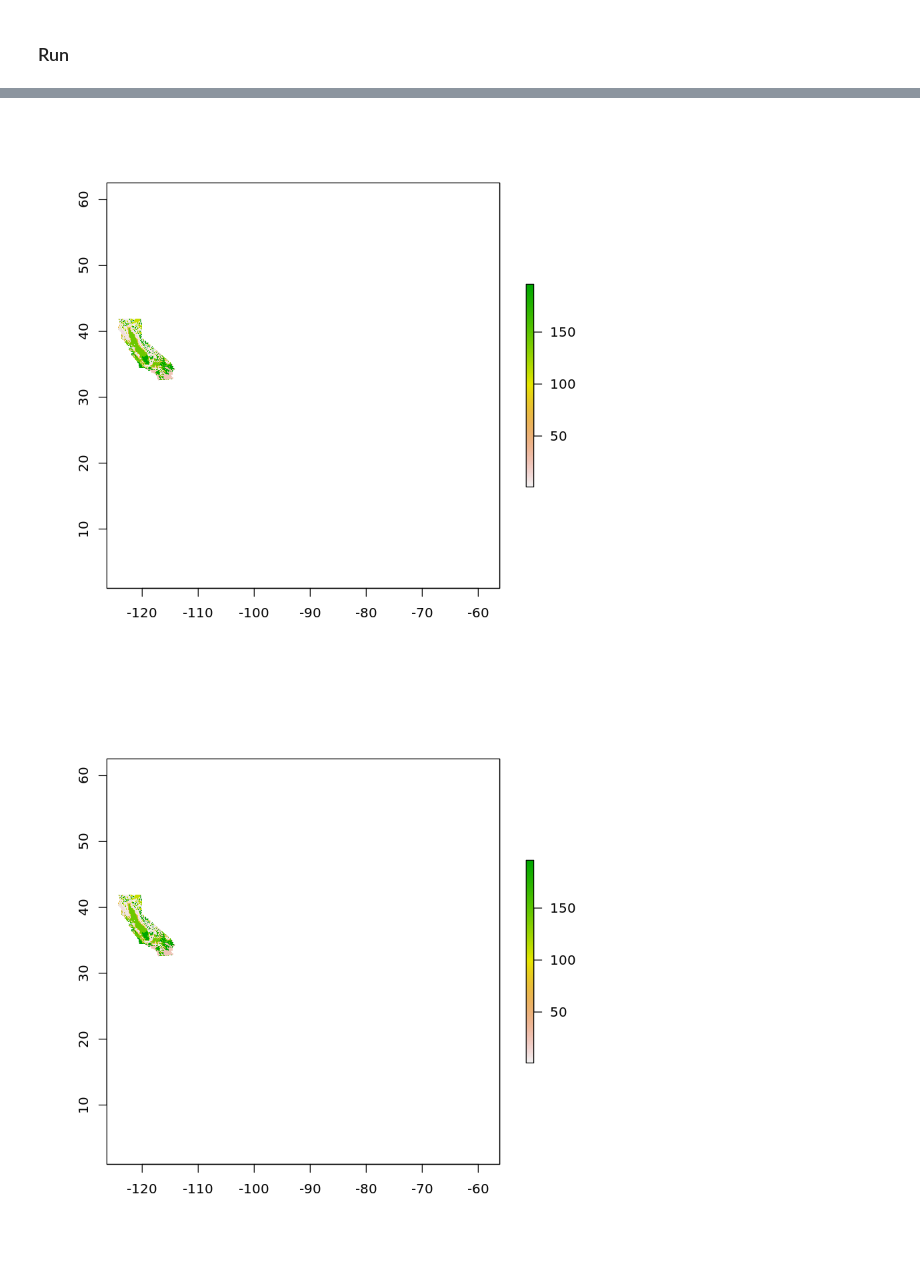
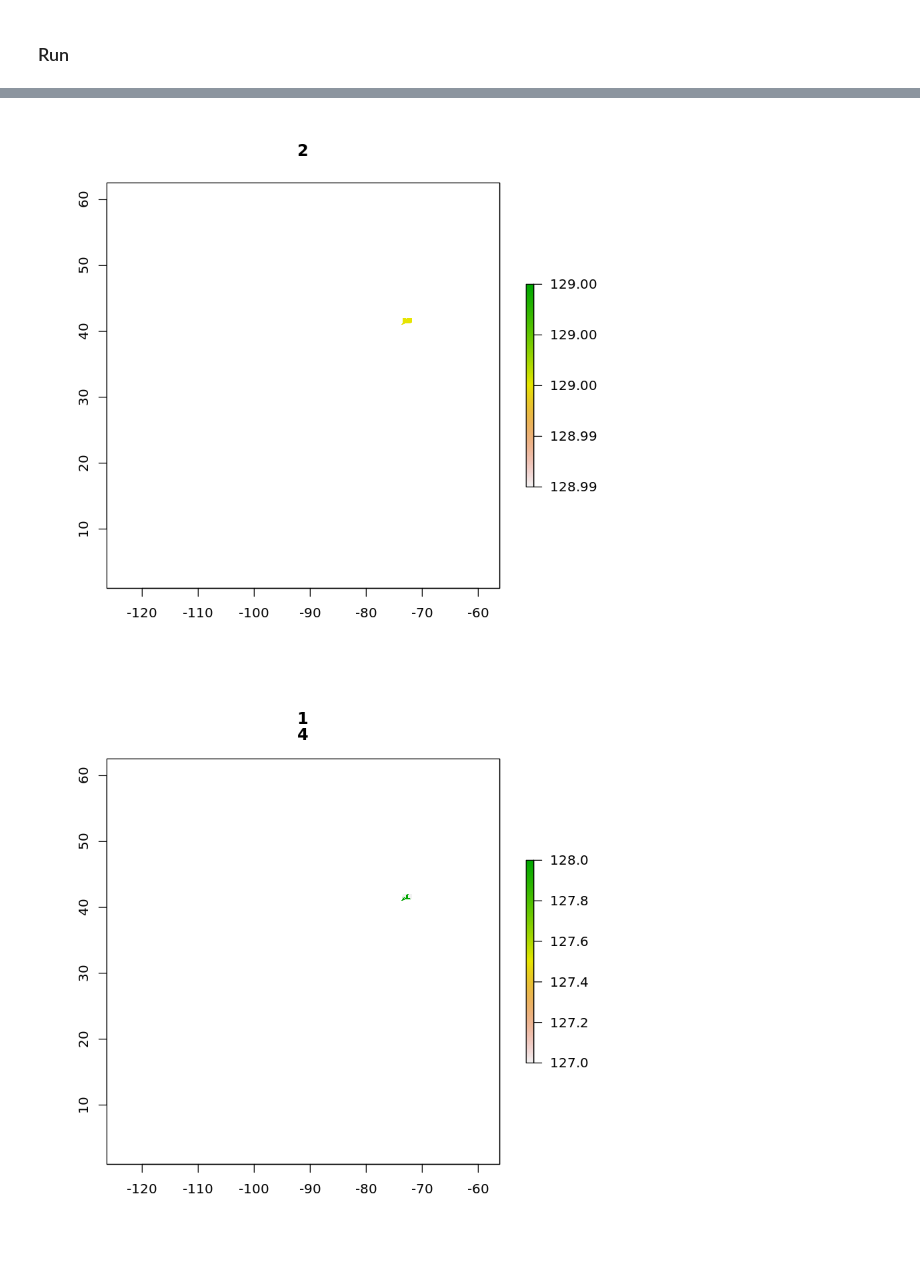
Before and after one commit to phenology/infrastructure, a Jupyter notebook: applications/notebooks/romulo/co_clustering_R_local.ipynb, the cells around one changed output, grey strips where cells are left out. Cells and saved outputs as stored; diff of their text form; code cells hidden in the pictures.

Commit message:
Build GeoTiffs with average value of the spring-index per each col_cluster

```diff
--- a/applications/notebooks/romulo/co_clustering_R_local.ipynb
+++ b/applications/notebooks/romulo/co_clustering_R_local.ipynb
@@ -312,0 +307,18 @@ for (rowID in seq(1,dim(Z)[1])) {
+# %%
+all_years <- seq(1,dim(Z)[2], 1)
+all_cells <- seq(1,dim(Z)[1], 1)
+
+co_clusters <- matrix(, row_clus_num, col_clus_num)
+
+for (col_clus_ID in (1:col_clus_num)){
+    years <- cFrame[cFrame$col_clus == col_clus_ID,]$year
+    for (row_clus_ID in (1:row_clus_num)) {
+        cells <- rFrame[rFrame$row_clus == row_clus_ID,]$cell
+
+        #mask_clust[row_clus_ID, col_clus_ID]
+        other_years <- !(all_years %in% (years))
+        other_cells <- !(all_cells %in% (cells))
+        co_clusters[row_clus_ID, col_clus_ID] <- round(mean(Z[other_cells, other_years]))
+    }
+}
+#co_clusters
@@ -313 +327,13 @@ for (rowID in seq(1,dim(Z)[1])) {
+# %%
+col_clus_matrices <- matrix(, dim(Z)[1], col_clus_num)
+
+for (col_clus_ID in (1:col_clus_num)){
+    for (row_clus_ID in (1:row_clus_num)) {
+        #Set all the cells in row_clus_ID to the average value or co_cluster_ID
+        cells_to_set <- rFrame[rFrame$row_clus == row_clus_ID,]$cell
+
+        #Set co_cluster average
+        col_clus_matrices[cells_to_set, col_clus_ID] = co_clusters[row_clus_ID, col_clus_ID]
+    }
+}
 # %% [markdown]
@@ -359,8 +341,18 @@ plot(raster1981)
-# %%
-plot(raster1982)
-# %% [output]
-[figure, removed]
-# %%
-plot(raster1983)
-# %% [output]
-[figure, removed]
+# %%
+rasters <- vector("list", col_clus_num)
+for (col_clus_ID in (1:col_clus_num)){
+    years <- cFrame[cFrame$col_clus == col_clus_ID,]$year
+
+    res <- rep(NA, ncell(mask))
+    res[Zindex] = col_clus_matrices[,col_clus_ID]
+    mat <- matrix(res, nrow(mask), ncol(mask))
+    raster <- raster(mat)
+    projection(raster) <- projection(mask)
+    extent(raster) <- extent(mask)
+    res(raster) <- res(mask)
+    plot(raster, main = years)
+    #readline(prompt="Press [enter] to continue once you see a plot!!!")
+}
+# %% [output]
+[figure, added]
+[figure, added]
```
Also changed, not shown: parts of 25 cells of this notebook.
